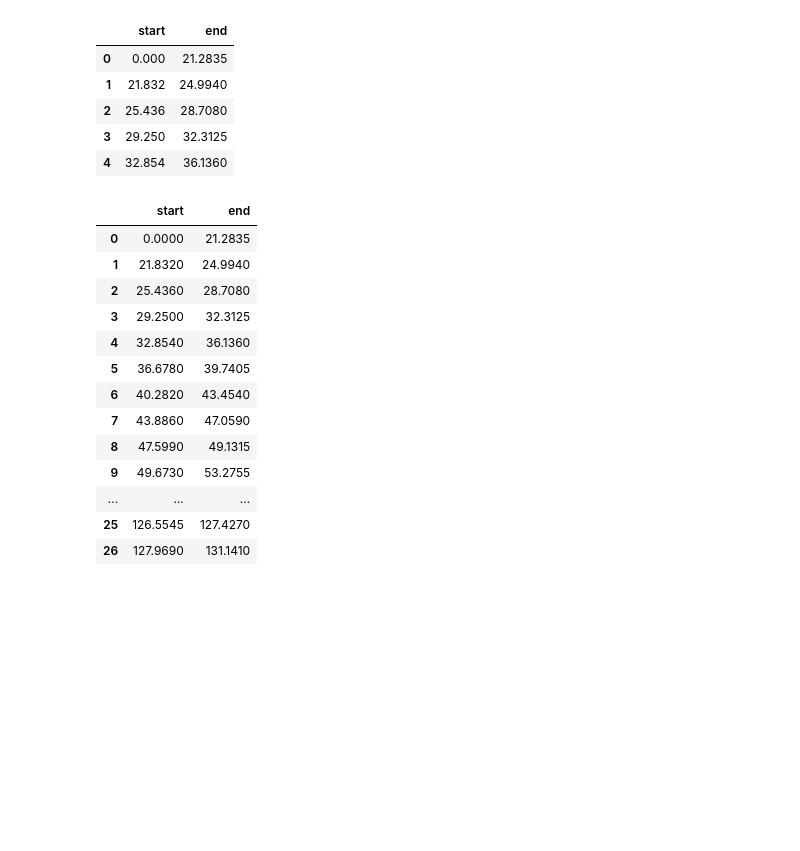
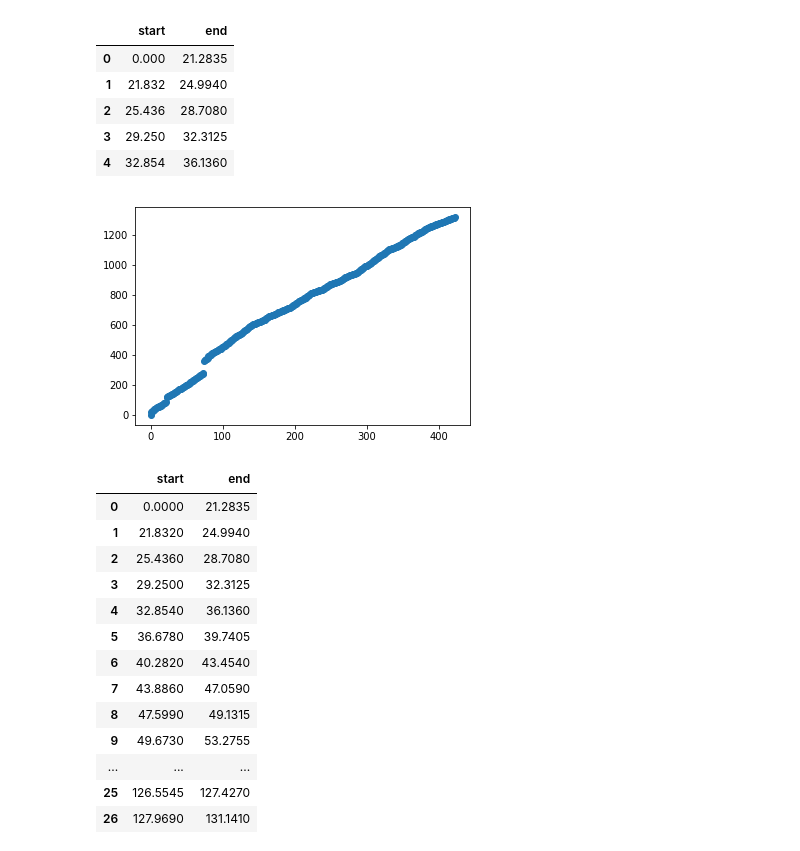
Before and after one commit to SmilodonCub/linArray, a Jupyter notebook: linArray_notebook.ipynb, the cells around one changed output. Saved outputs shown, nothing was run; the diff lists cells and outputs as text; code cells hidden in the pictures; blank space fills up the shorter version.

Commit message:
organizing data for miniapp

```diff
--- a/linArray_notebook.ipynb
+++ b/linArray_notebook.ipynb
@@ -106,6 +128,12 @@ plxDataIntervals_DF.head()
 | 2 | 25.436 | 28.7080 |
 | 3 | 29.250 | 32.3125 |
 | 4 | 32.854 | 36.1360 |
+# %%
+# plot
+plt.plot( 'start', data=plxDataIntervals_DF, linestyle='none', marker='o')
+plt.show()
+# %% [output]
+[figure, added]
 # %%
 plxDataIntervals_DF.iloc[0:30,:]
 # %% [output]
```
Also changed, not shown: parts of 2 cells of this notebook, 3 other files.
